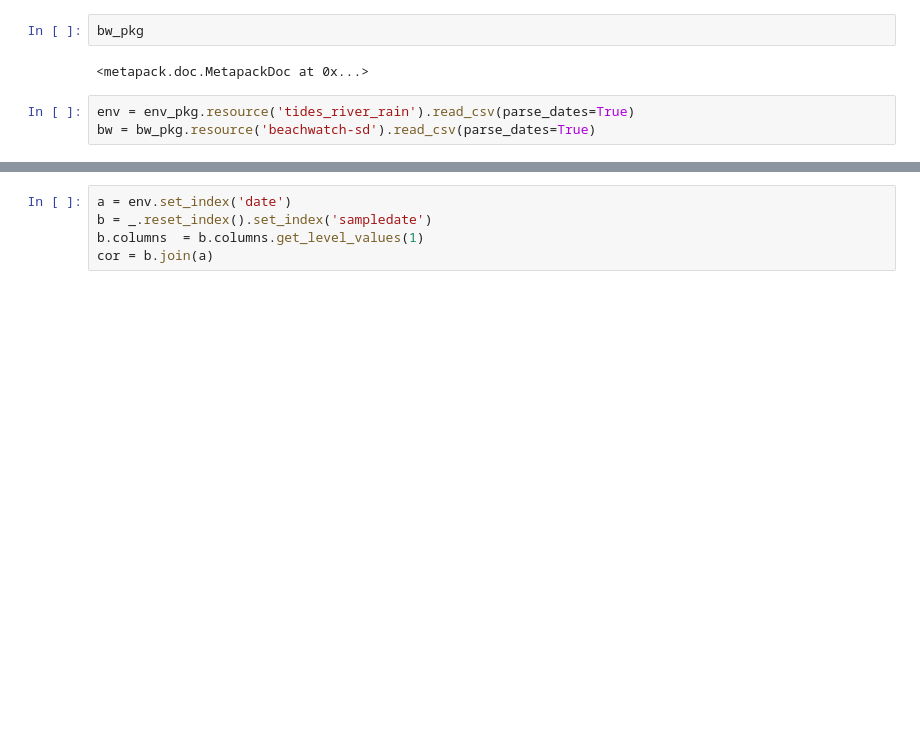
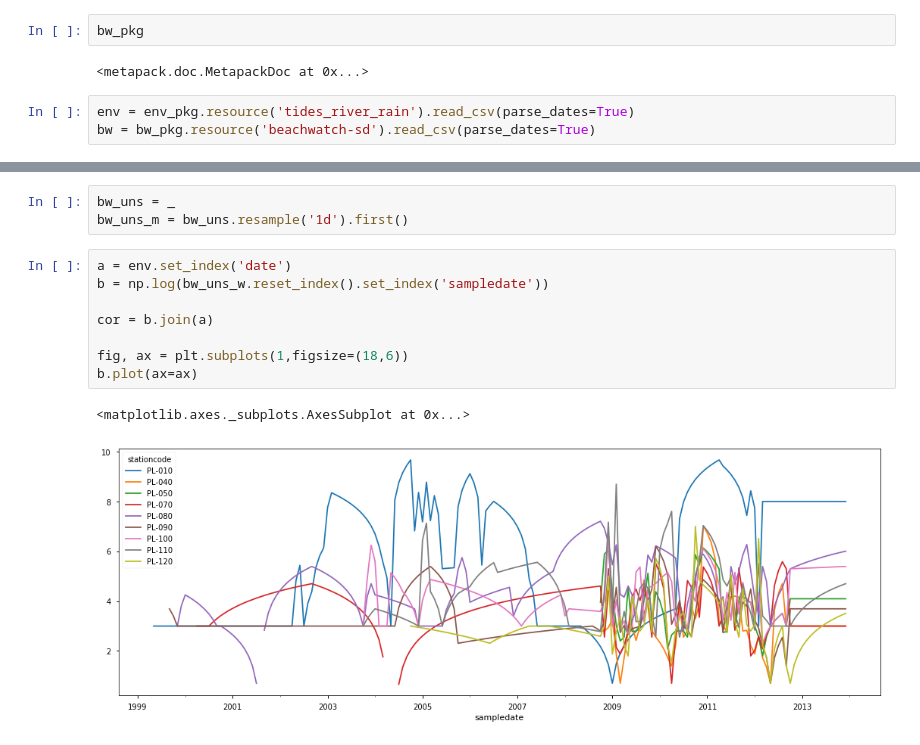
Before and after one commit to san-diego-water-quality/ericbusboom, a Jupyter notebook: Station Weather Correlations.ipynb, the cells around one changed output, grey strips where cells are left out. Drawn from its saved outputs; the diff is of its cells as text; blank space fills up the shorter version.

```diff
--- a/Station Weather Correlations.ipynb
+++ b/Station Weather Correlations.ipynb
@@ -77,6 +117,15 @@ _[_.result< .99999].head(20)
+# %%
+bw_uns = _
+bw_uns_m = bw_uns.resample('1d').first()
 # %%
 a = env.set_index('date')
-b = _.reset_index().set_index('sampledate')
-b.columns  = b.columns.get_level_values(1)
+b = np.log(bw_uns_w.reset_index().set_index('sampledate'))
+
 cor = b.join(a)
+
+fig, ax = plt.subplots(1,figsize=(18,6))
+b.plot(ax=ax)
+# %% [output]
+<matplotlib.axes._subplots.AxesSubplot at 0x...>
+[figure, added]
 # %%
```
Also changed, not shown: parts of 16 cells of this notebook, 2 other files.
